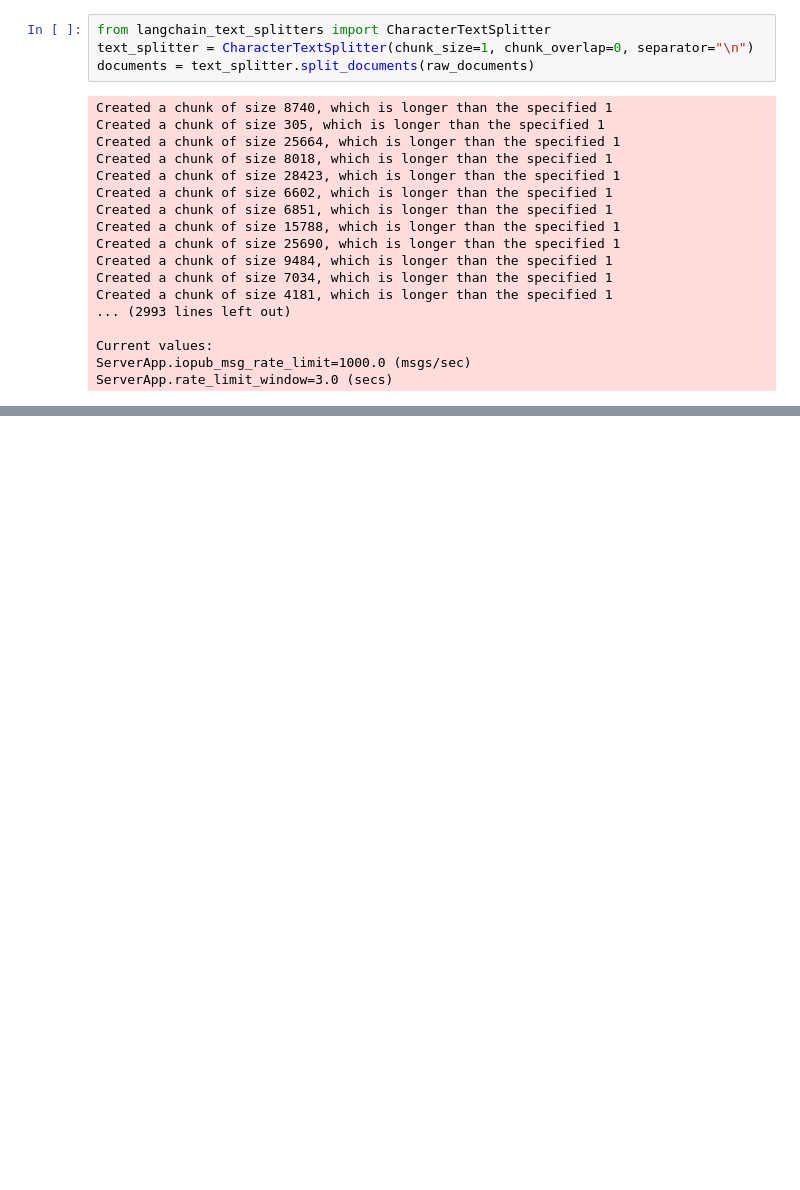
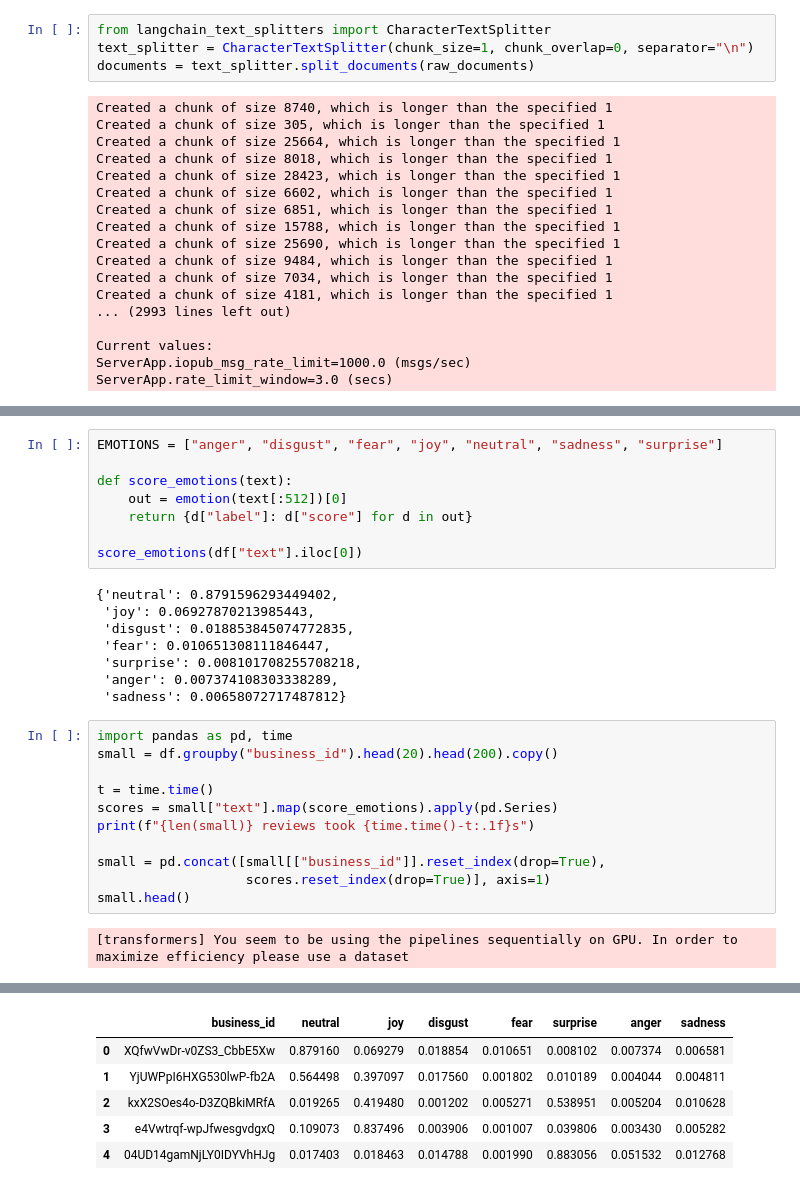
Before and after one commit to suspicious-candy/Restaurant_Rec, a Jupyter notebook: vector-search.ipynb, the cells around one changed output, grey strips where cells are left out. Cells and saved outputs as stored; diff of their text form; blank space fills up the shorter version.

```diff
--- a/vector-search.ipynb
+++ b/vector-search.ipynb
@@ -103,0 +257,29 @@ def retrieve_semantic_recommendations(query: str, k: int = 5):
+# %%
+EMOTIONS = ["anger", "disgust", "fear", "joy", "neutral", "sadness", "surprise"]
+
+def score_emotions(text):
+    out = emotion(text[:512])[0]
+    return {d["label"]: d["score"] for d in out}
+
+score_emotions(df["text"].iloc[0])
+# %% [output]
+{'neutral': 0.8791596293449402,
+ 'joy': 0.06927870213985443,
+ 'disgust': 0.018853845074772835,
+ 'fear': 0.010651308111846447,
+ 'surprise': 0.008101708255708218,
+ 'anger': 0.007374108303338289,
+ 'sadness': 0.00658072717487812}
+# %%
+import pandas as pd, time
+small = df.groupby("business_id").head(20).head(200).copy()
+
+t = time.time()
+scores = small["text"].map(score_emotions).apply(pd.Series)
+print(f"{len(small)} reviews took {time.time()-t:.1f}s")
+
+small = pd.concat([small[["business_id"]].reset_index(drop=True),
+                   scores.reset_index(drop=True)], axis=1)
+small.head()
+# %% [output]
+[transformers] You seem to be using the pipelines sequentially on GPU. In order to maximize efficiency please use a dataset
@@ -103,0 +287,6 @@ def retrieve_semantic_recommendations(query: str, k: int = 5):
+|  | business_id | neutral | joy | disgust | fear | surprise | anger | sadness |
+| 0 | XQfwVwDr-v0ZS3_CbbE5Xw | 0.879160 | 0.069279 | 0.018854 | 0.010651 | 0.008102 | 0.007374 | 0.006581 |
+| 1 | YjUWPpI6HXG530lwP-fb2A | 0.564498 | 0.397097 | 0.017560 | 0.001802 | 0.010189 | 0.004044 | 0.004811 |
+| 2 | kxX2SOes4o-D3ZQBkiMRfA | 0.019265 | 0.419480 | 0.001202 | 0.005271 | 0.538951 | 0.005204 | 0.010628 |
+| 3 | e4Vwtrqf-wpJfwesgvdgxQ | 0.109073 | 0.837496 | 0.003906 | 0.001007 | 0.039806 | 0.003430 | 0.005282 |
+| 4 | 04UD14gamNjLY0IDYVhHJg | 0.017403 | 0.018463 | 0.014788 | 0.001990 | 0.883056 | 0.051532 | 0.012768 |
```
Also changed, not shown: parts of 30 cells of this notebook, 12 other files.
